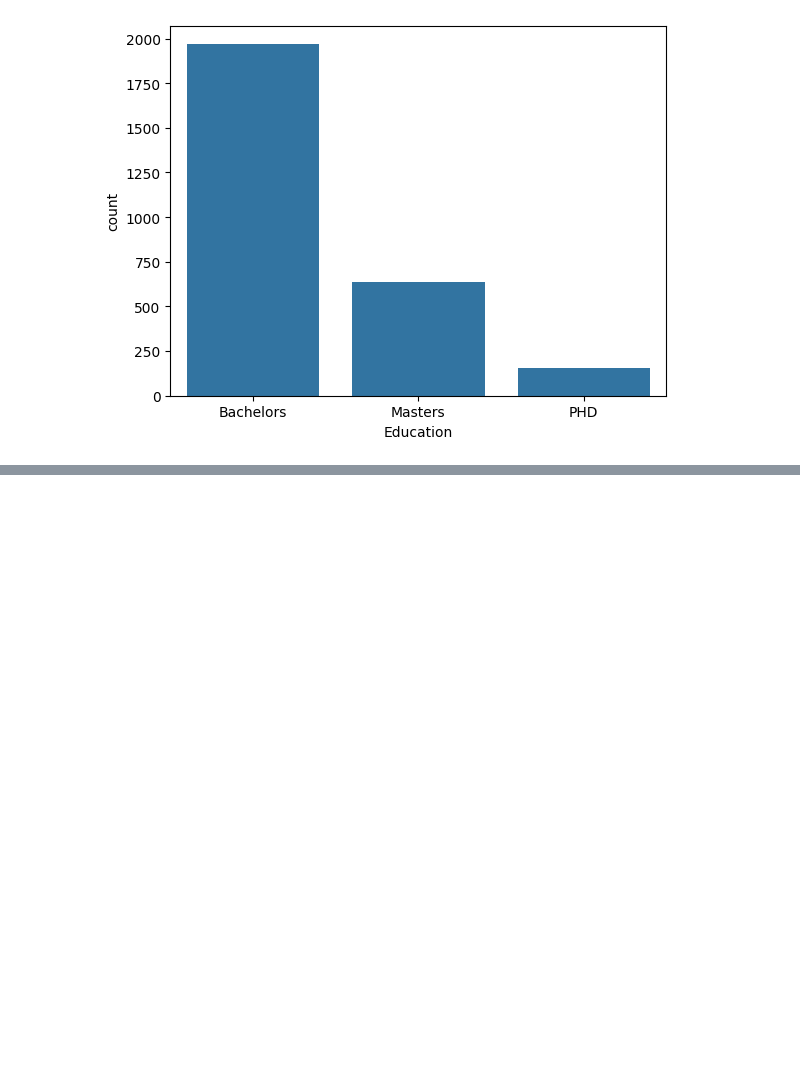
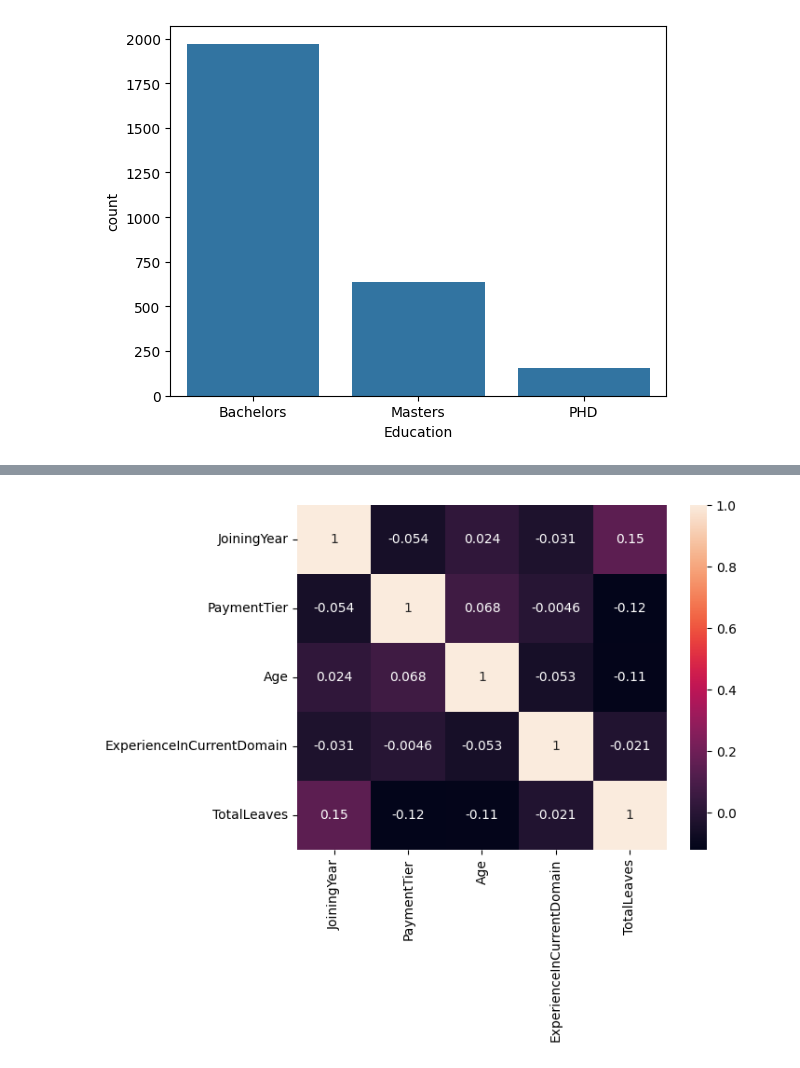
Before and after one commit to AmaanKhan111/Team-buddy, a Jupyter notebook: Project 2 Pandas/notebook/pandas1.ipynb, the cells around one changed output, grey strips where cells are left out. Saved outputs shown, nothing was run; the diff lists cells and outputs as text; code cells hidden in the pictures; blank space fills up the shorter version.

```diff
--- a/Project 2 Pandas/notebook/pandas1.ipynb
+++ b/Project 2 Pandas/notebook/pandas1.ipynb
@@ -360,0 +361,5 @@ ValueError: Could not interpret value `PaymentTierNum` for `y`. An entry with th
+# %%
+sns.heatmap(report.select_dtypes(include = ['number']).corr(), annot=True)
+plt.show()
+# %% [output]
+[figure, added]
```
Also changed, not shown: parts of 13 cells of this notebook.
